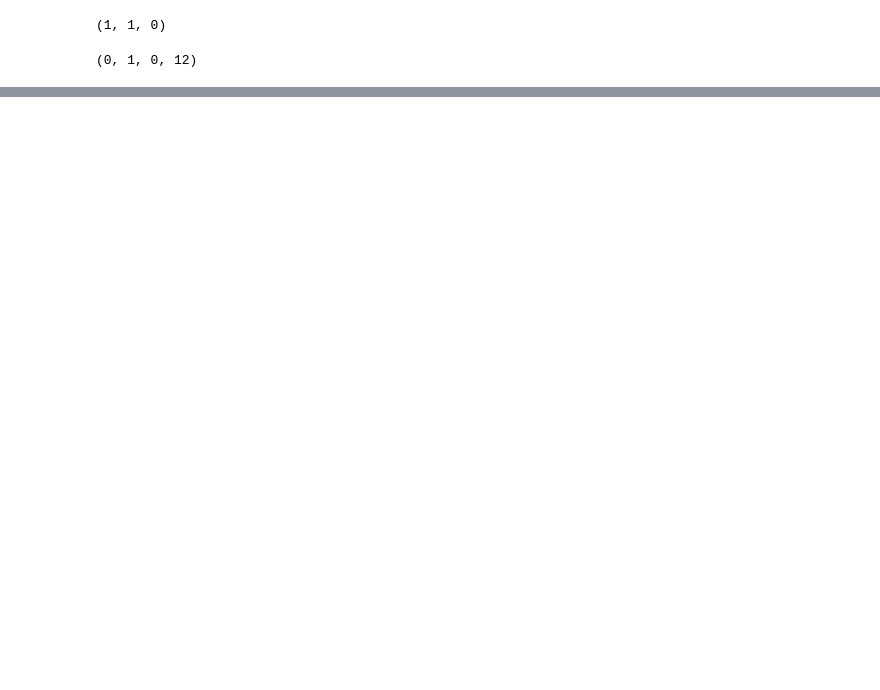
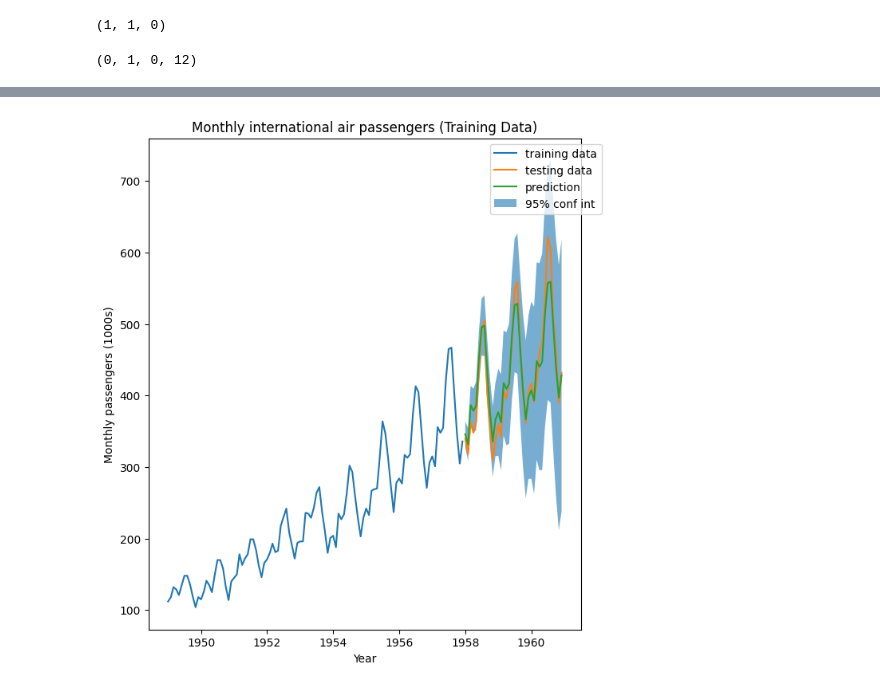
Before and after one commit to priyalpote/timeSeriesAnalysis, a Jupyter notebook: main.ipynb, the cells around one changed output, grey strips where cells are left out. Cells and saved outputs as stored; diff of their text form; code cells hidden in the pictures; blank space fills up the shorter version.

```diff
--- a/main.ipynb
+++ b/main.ipynb
@@ -218,0 +305,14 @@ AxisError: axis 0 is out of bounds for array of dimension 0
+# %%
+fig, ax= plt.subplots()
+
+plt.plot(trn, label='training data')
+plt.plot(tst, label='testing data')
+plt.plot(y_pred, label="prediction")
+plt.xlabel('Year')
+plt.ylabel('Monthly passengers (1000s)')
+plt.title('Monthly international air passengers (Training Data)')
+plt.fill_between(tst.index, y_pred_lb,y_pred_ub,alpha=0.6 , label = '95% conf int')
+plt.legend(bbox_to_anchor=(1.06,1))
+ax.xaxis.set_major_formatter(DateFormatter('%Y'))
+# %% [output]
+[figure, added]
```
Also changed, not shown: parts of 16 cells of this notebook.
